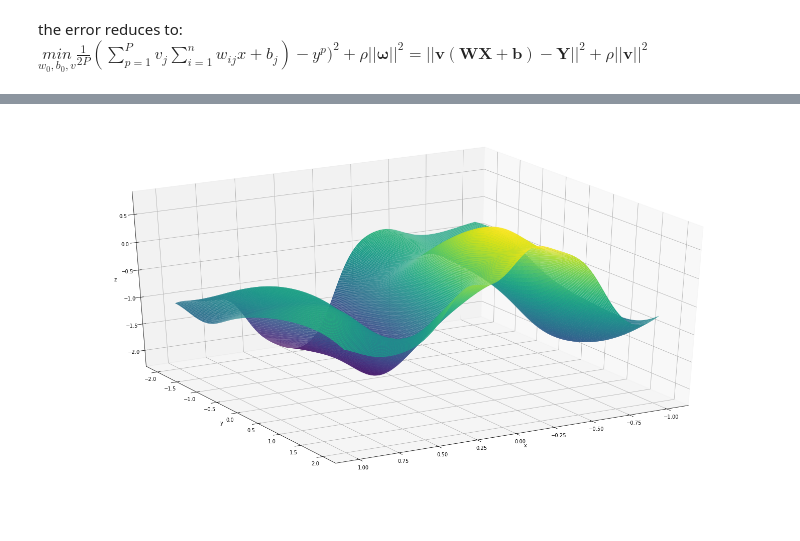
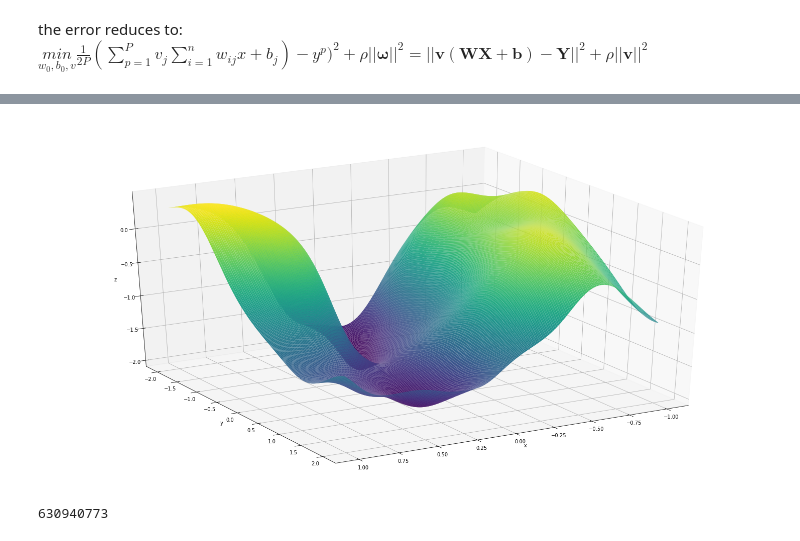
Before and after one commit to giorgiozannini/omml-homework-2, a Jupyter notebook: mlp.ipynb, the cells around one changed output, grey strips where cells are left out. Cells and saved outputs as stored; diff of their text form; code cells hidden in the pictures.

```diff
--- a/mlp.ipynb
+++ b/mlp.ipynb
@@ -40,7 +40,7 @@ def data_split(data, val = True):
 
 data = pd.read_excel(r'C:\Users\RE-Giorgio\Downloads\dataPoints.xlsx')
 random.seed(1696995)
-X_train, X_test, X_val, y_train, y_test, y_val = data_split(data)
+X_train, X_test, y_train, y_test = data_split(data, val = False)
 # %% [markdown]
 # Neural Network parent class
 # %%
@@ -136,7 +136,7 @@ class Mlp(ShallowNeuralNetwork):
 
         return result.nfev, result.njev, result.nit, result.fun, result.jac, time_elapsed
 # %%
-nn = Mlp(X_train, y_train, N = 35, sigma = 8, rho = 10e-5, method = "BFGS")
+nn = Mlp(X_train, y_train, N = 35, sigma = 8, rho = 1e-5, method = "BFGS")
 func_eval, grad_eval, iterations, opt_fun, jacobian, time_elapsed = nn.optimize()
 print("Training Error :", nn.mse(X_train, y_train, nn.w, nn.b, nn.v))
 print("Test Error :", nn.mse(X_test, y_test, nn.w, nn.b, nn.v))
@@ -329,7 +329,7 @@ class Mlp_el(ShallowNeuralNetwork):
 
         self.v = result.x
 # %%
-nn = Mlp_el(X_train, y_train, N = 30, sigma = 5, rho = 10e-5, method = "BFGS",seed = np.random.randint(100))
+nn = Mlp_el(X_train, y_train, N = 30, sigma = 5, rho = 1e-5, method = "BFGS",seed = np.random.randint(100))
 nn.optimize()
 print(nn.mse(X_test, y_test, nn.w,nn.b, nn.v))
 # %% [output]
@@ -358,27 +358,21 @@ print(nn.mse(X_test, y_test, nn.w,nn.b, nn.v))
 
 #         self.v =  clf.coef_
 # %%
-# extreme  learning traning
-print("training...", "\n")
-start = time.time()
-num_it = 10000
+def find_seed(N, sigma, rho, method):
 
-test_mses = {}
-train_mses = {}
-for i in tqdm_notebook(range(num_it)):
+    num_it = 1000
+    test_mses = {}
+    for i in tqdm_notebook(range(num_it)):
 
-    s = np.random.randint(1000000000)
-    nn = Mlp_el(X_train, y_train, N = 35, sigma = 8, rho = 10e-5, method = "BFGS",seed = s)
-    nn.optimize()
+        s = np.random.randint(1000000000)
+        nn = Mlp_el(X_train, y_train, N = N, sigma = sigma, rho = rho, method = method,seed = s)
+        nn.optimize()
 
-    train_mses[s] = nn.mse(X_train, y_train, nn.w, nn.b, nn.v)
-    test_mses[s] = nn.mse(X_test, y_test, nn.w,nn.b, nn.v)
+        test_mses[s] = nn.mse(X_test, y_test, nn.w,nn.b, nn.v)
 
-time_elapsed = time.time() - start
-print("finished training.")
+    opt_seed = min(test_mses, key=test_mses.get)
+    print(test_mses[opt_seed])
+    return opt_seed
 
-opt_seed = min(test_mses, key=test_mses.get)
-print("Train Error :", min(list(train_mses.values())))
-print("Test Error :", min(list(test_mses.values()))) # 0.0149 120356005 # 0.018033909763095695 491706162
-print("Seed :", opt_seed)
+opt_seed = find_seed(35, 8, 1e-5, "BFGS")
 # %% [output]
@@ -388,29 +381,33 @@ NameError: name 'Mlp_el' is not defined
 # %%
 def plot(nn):
 
     # creates 3d space
     fig = plt.figure(figsize = [20,10])
     ax = Axes3D(fig)
 
     # grid of the support of the estimated function
     x1 = np.linspace(-2, 2, 200)
     x2 = np.linspace(-1, 1, 200)
     X2, X1 = np.meshgrid(x1, x2)
 
     # predictions on the given support
     Y = np.array([nn.predict(np.array([x1[i], x2[k]]).reshape(2,1),
                              nn.w, nn.b, nn.v) for i in range(200) for k in range(200)])
     Y = Y.ravel().reshape(200,200)
 
     # plotting
     ax.plot_surface(X1, X2, Y, rstride=1, cstride=1,cmap='viridis', edgecolor='none')
     ax.set_xlabel('x')
     ax.set_ylabel('y')
     ax.set_zlabel('z')
     ax.view_init(30, 60)
     plt.show()
 
-nn = Mlp_el(X_train, y_train, N = 35, sigma = 8, rho = 10e-5)
+nn = Mlp_el(X_train, y_train, N = 35, sigma = 8, rho = 1e-5, seed = opt_seed)
 plot(nn)
 # %% [output]
-[figure, old version]
+[figure, new version]
+# %%
+opt_seed
+# %% [output]
+630940773
```
Also changed, not shown: parts of 4 cells of this notebook, 11 other files.
